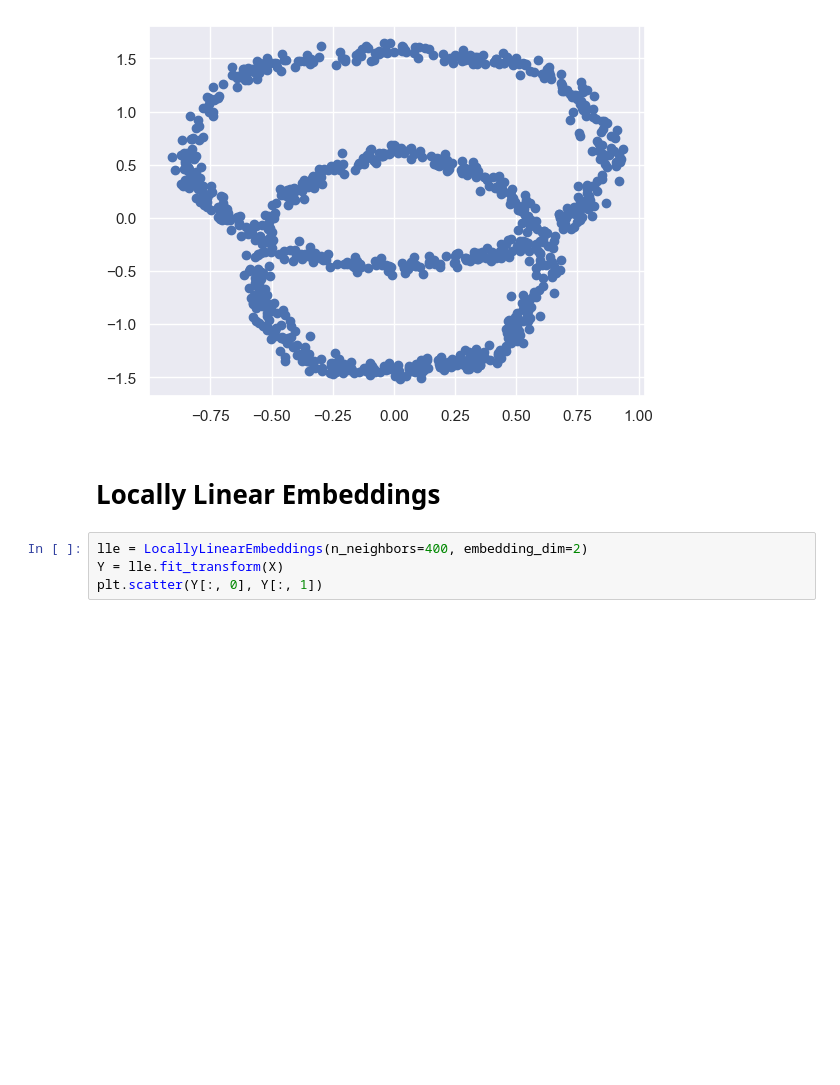
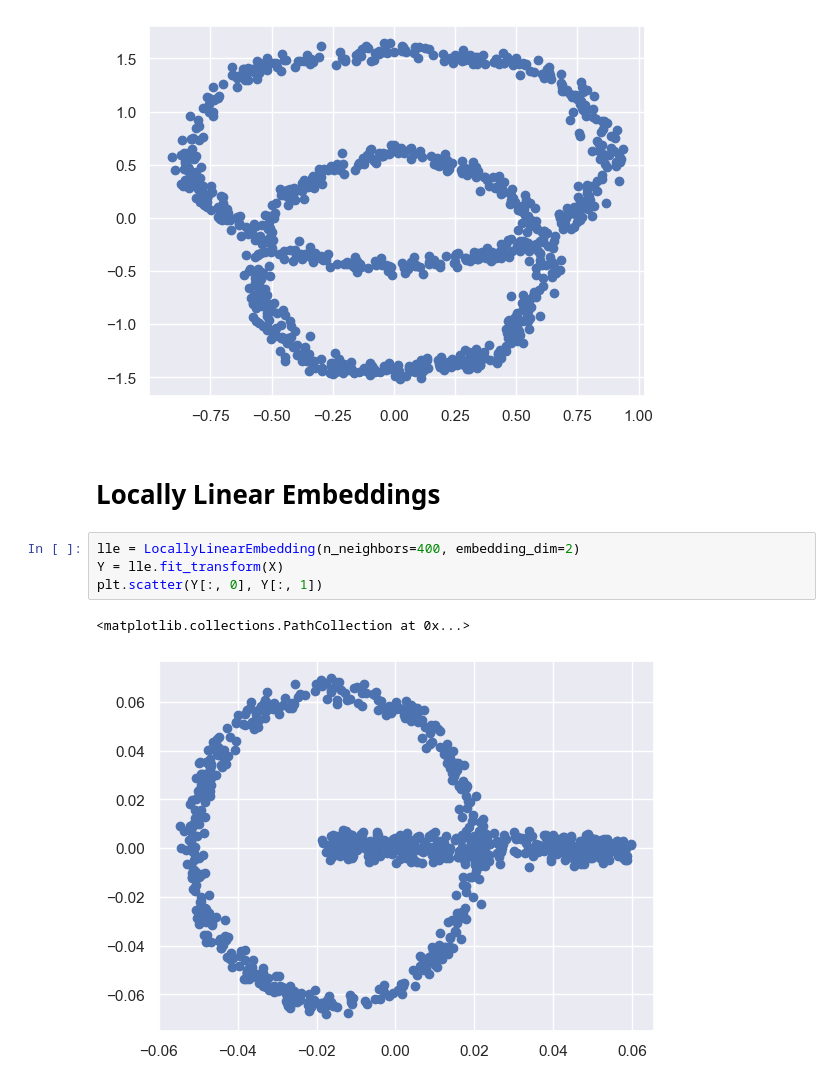
Before and after one commit to gil2rok/geometric-data-analysis, a Jupyter notebook: hw2/code/questions.ipynb, the cells around one changed output. Cells and saved outputs as stored; diff of their text form; blank space fills up the shorter version.

```diff
--- a/hw2/code/questions.ipynb
+++ b/hw2/code/questions.ipynb
@@ -63,6 +63,9 @@ plt.scatter(Y[:, 0], Y[:, 1])
 # %% [markdown]
 # Locally Linear Embeddings
 # %%
-lle = LocallyLinearEmbeddings(n_neighbors=400, embedding_dim=2)
+lle = LocallyLinearEmbedding(n_neighbors=400, embedding_dim=2)
 Y = lle.fit_transform(X)
 plt.scatter(Y[:, 0], Y[:, 1])
+# %% [output]
+<matplotlib.collections.PathCollection at 0x...>
+[figure, added]
```
Also changed, not shown: parts of 1 cell of this notebook, 1 other file.
